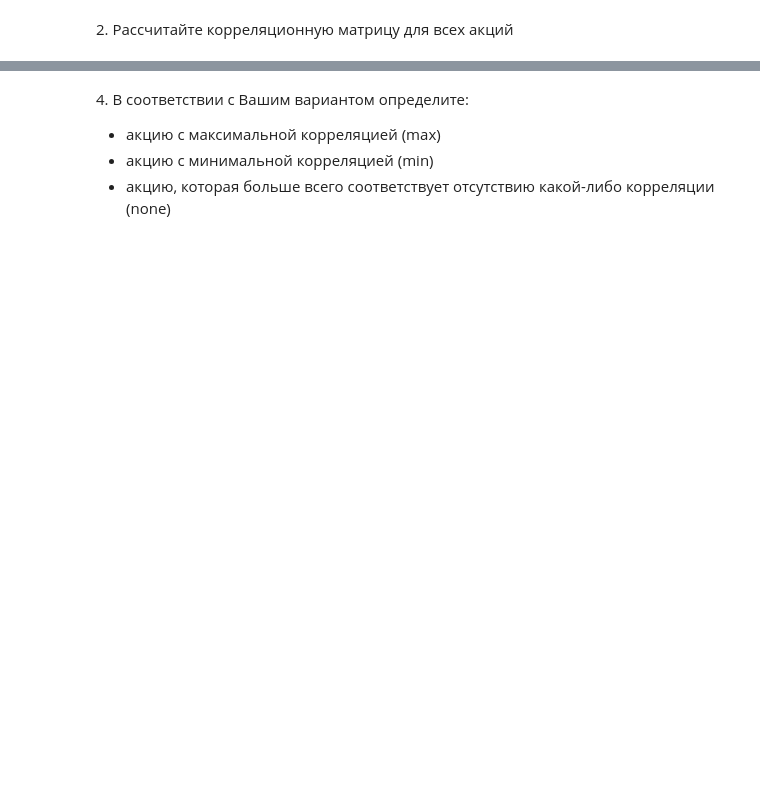
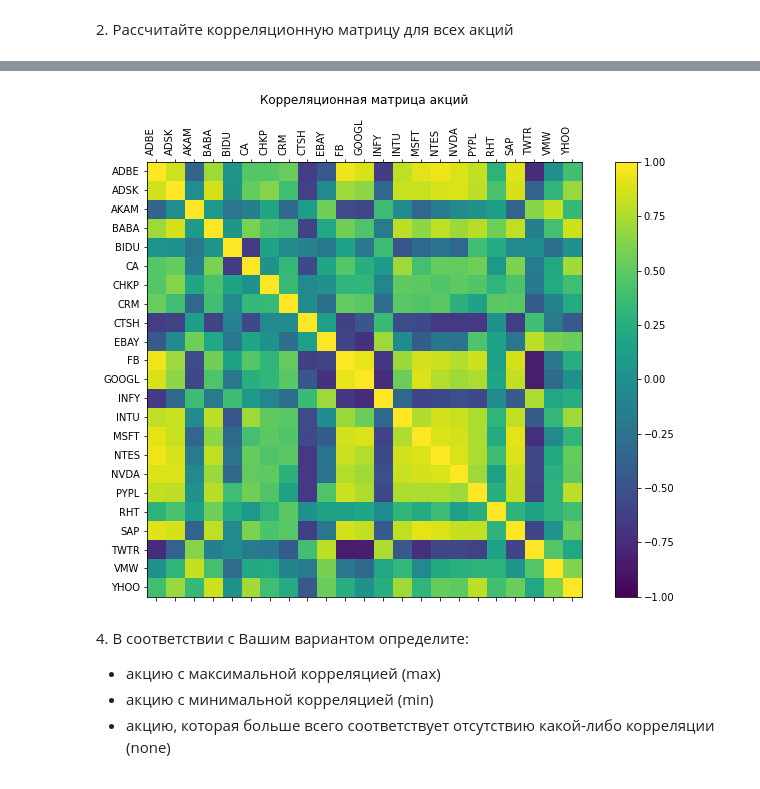
Before and after one commit to alpolyakov/---6-11---, a Jupyter notebook: notebooksEdit/A1_Descriptive_Analysis.ipynb, the cells around one changed output, grey strips where cells are left out. Cells and saved outputs as stored; diff of their text form; code cells hidden in the pictures; blank space fills up the shorter version.

```diff
--- a/notebooksEdit/A1_Descriptive_Analysis.ipynb
+++ b/notebooksEdit/A1_Descriptive_Analysis.ipynb
@@ -301,0 +313,15 @@ df
+# %%
+import os
+filedir = r"C:\Users\Yoda\Desktop\Assignments-master\data\A1_Descriptive_Analysis\stock"
+filelist = os.listdir(filedir)
+li = []
+stockNames = []
+
+for i in filelist:
+    dfStock = pnd.read_csv(filedir + '\\' + i, index_col=0, parse_dates=True) # загрузка из файла в dataframe
+    li.append(dfStock)
+    stockNames.append(i.replace('.csv',''))
+
+frame = pnd.concat(li, axis=0, keys = stockNames, ignore_index=False)
+df = frame["Close"]
+df
@@ -305,0 +344,6 @@ df
+# %%
+df2 = pnd.DataFrame()
+for i in stockNames:
+    df2[i] = df[i]
+corrMatrix = df2.corr()
+corrMatrix
@@ -312,3 +372,21 @@ df
+# %%
+fig, ax = plt.subplots(figsize = (12,8))
+
+c = ax.matshow(corrMatrix, vmin=-1, vmax=1)
+fig.colorbar(c, ax = ax)
+ax.set_title('Корреляционная матрица акций\n\n')
+
+ax.set_xticklabels(stockNames)
+ax.set_xticks(np.arange(len(stockNames)))
+plt.setp(ax.get_xticklabels(), rotation=90, ha="left",
+         rotation_mode="anchor")
+
+ax.set_yticklabels(stockNames)
+ax.set_yticks(np.arange(len(stockNames)))
+
+plt.show()
+# %% [output]
+[figure, added]
 # %% [markdown]
 <div>
 <p>4. В соответствии с Вашим вариантом определите:</p>
```
Also changed, not shown: parts of 12 cells of this notebook.
